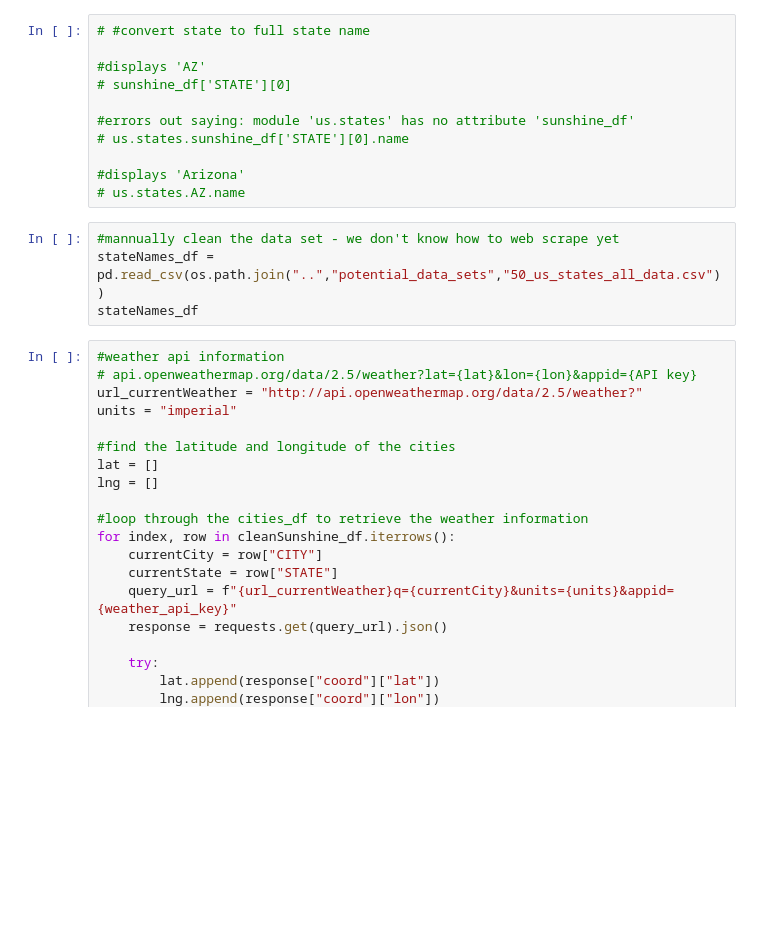
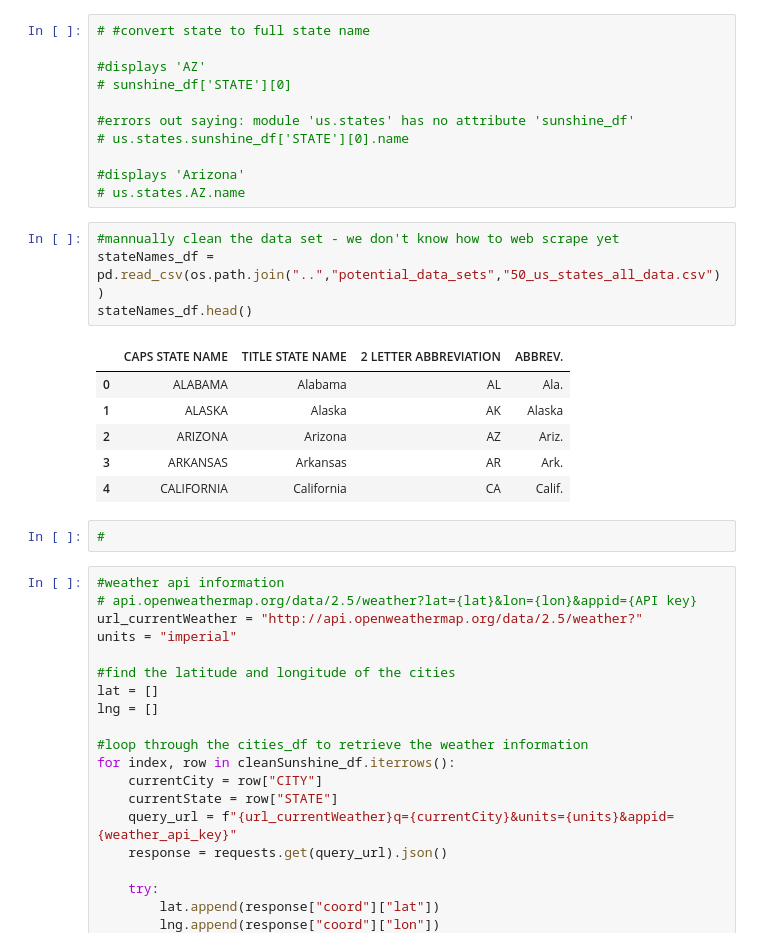
Before and after one commit to msullivan987/Solar_Power-Usage, a Jupyter notebook: Lorelei Tasks/Sunshine Heatmap.ipynb, the cells around one changed output. Saved outputs shown, nothing was run; the diff lists cells and outputs as text; blank space fills up the shorter version.

```diff
--- a/Lorelei Tasks/Sunshine Heatmap.ipynb
+++ b/Lorelei Tasks/Sunshine Heatmap.ipynb
@@ -133,7 +133,16 @@ states_dict = {
 # %%
 #mannually clean the data set - we don't know how to web scrape yet
 stateNames_df = pd.read_csv(os.path.join("..","potential_data_sets","50_us_states_all_data.csv"))
-stateNames_df
+stateNames_df.head()
+# %% [output]
+|  | CAPS STATE NAME | TITLE STATE NAME | 2 LETTER ABBREVIATION | ABBREV. |
+| 0 | ALABAMA | Alabama | AL | Ala. |
+| 1 | ALASKA | Alaska | AK | Alaska |
+| 2 | ARIZONA | Arizona | AZ | Ariz. |
+| 3 | ARKANSAS | Arkansas | AR | Ark. |
+| 4 | CALIFORNIA | California | CA | Calif. |
+# %%
+#
 # %%
 #weather api information
 # api.openweathermap.org/data/2.5/weather?lat={lat}&lon={lon}&appid={API key}
```
